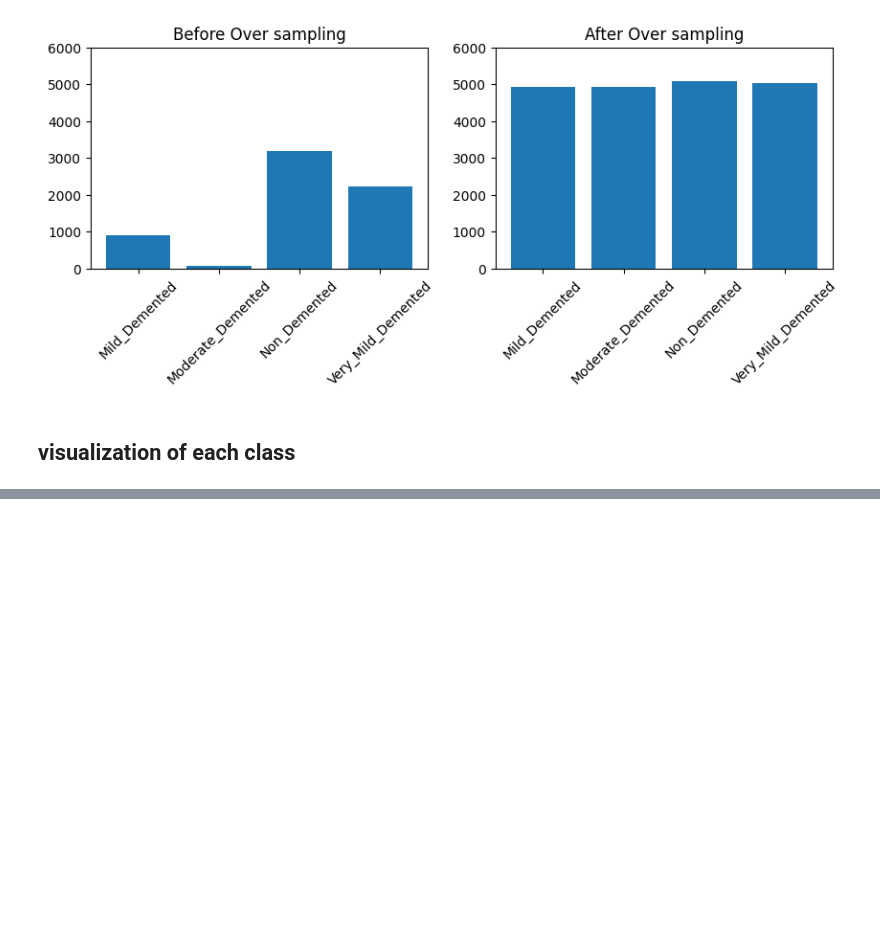
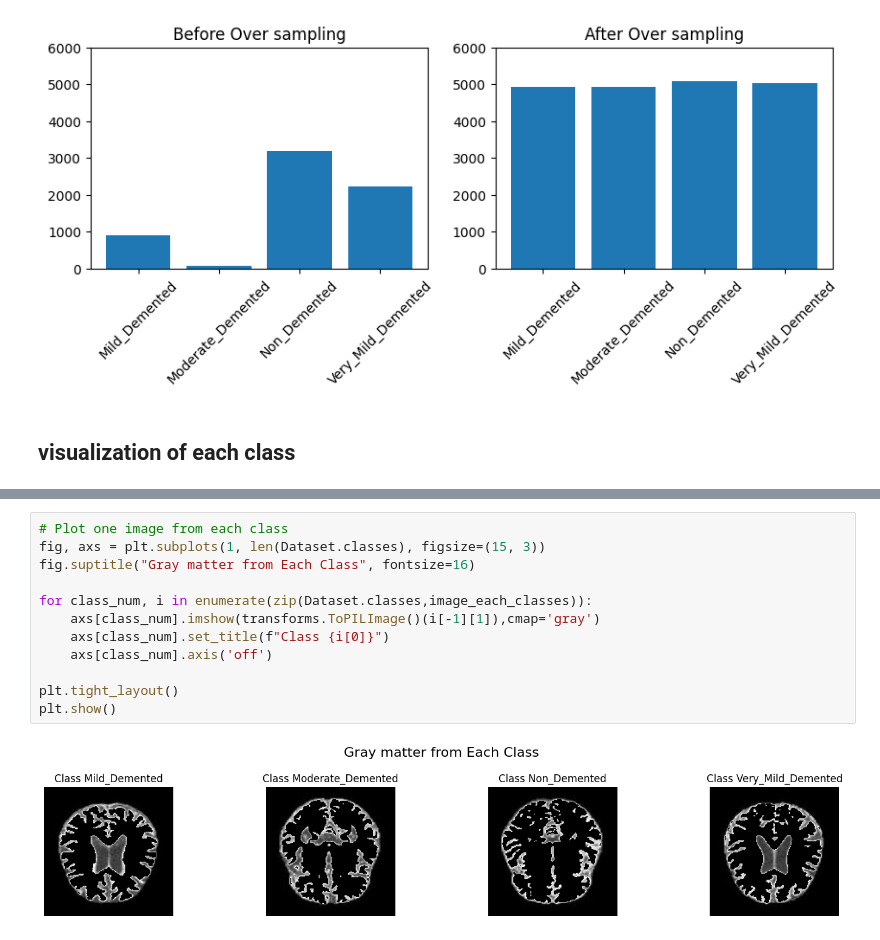
Before and after one commit to Mahmimi/Alzheimer, a Jupyter notebook: Alzheimer.ipynb, the cells around one changed output, grey strips where cells are left out. Cells and saved outputs as stored; diff of their text form; blank space fills up the shorter version.

```diff
--- a/Alzheimer.ipynb
+++ b/Alzheimer.ipynb
@@ -248,0 +275,14 @@ plt.show()
+# %%
+# Plot one image from each class
+fig, axs = plt.subplots(1, len(Dataset.classes), figsize=(15, 3))
+fig.suptitle("Gray matter from Each Class", fontsize=16)
+
+for class_num, i in enumerate(zip(Dataset.classes,image_each_classes)):
+    axs[class_num].imshow(transforms.ToPILImage()(i[-1][1]),cmap='gray')
+    axs[class_num].set_title(f"Class {i[0]}")
+    axs[class_num].axis('off')
+
+plt.tight_layout()
+plt.show()
+# %% [output]
+[figure, added]
```
Also changed, not shown: parts of 7 cells of this notebook.
